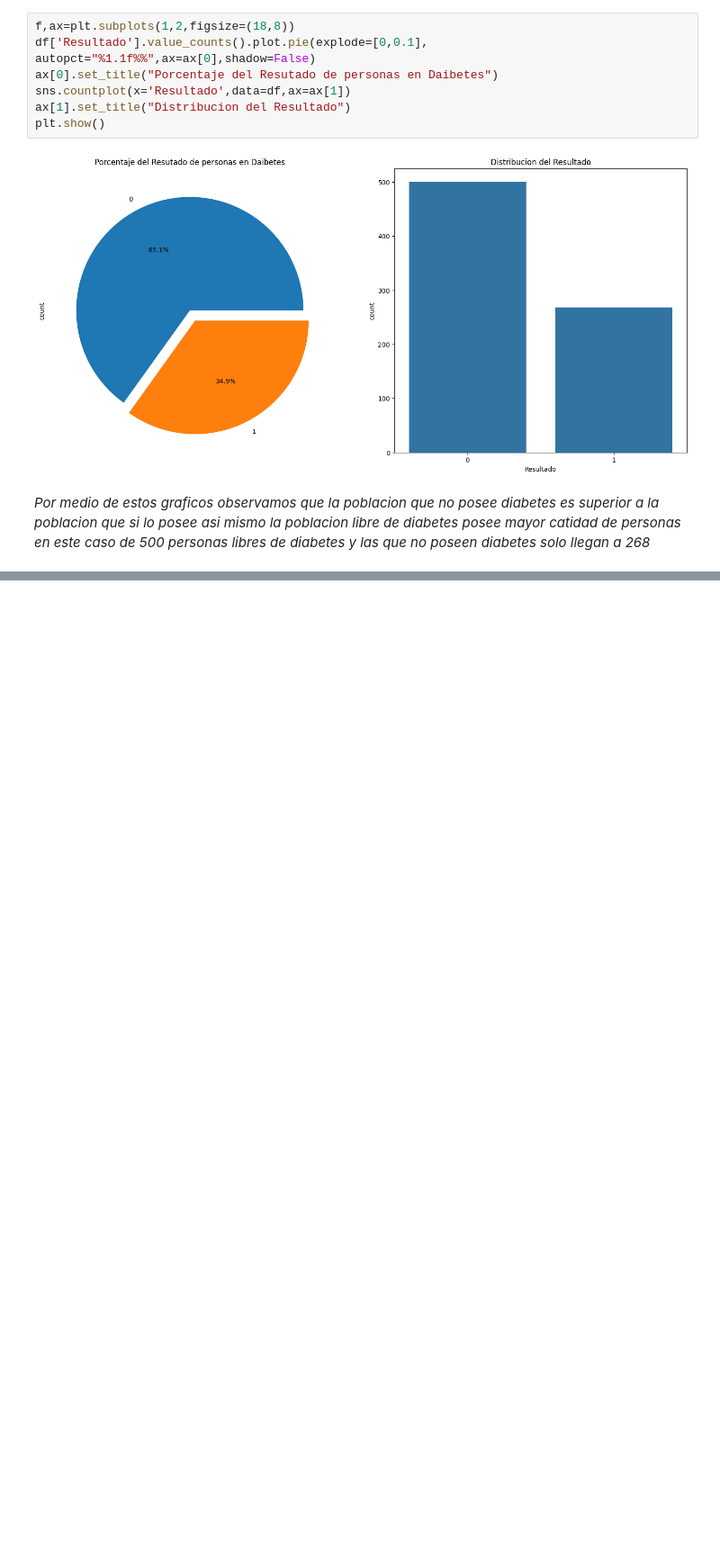
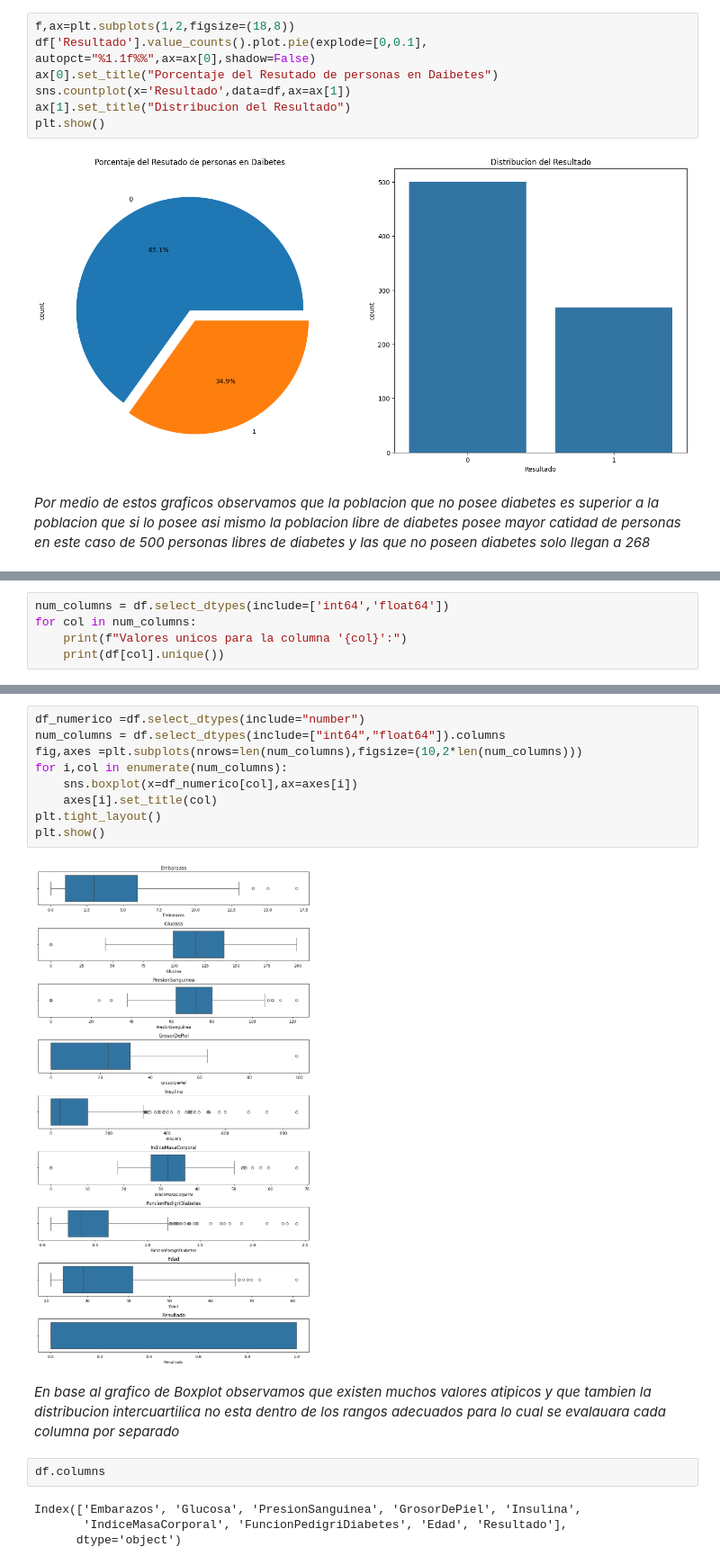
Before and after one commit to alexdaniel-23/Pima-Indians-Diabetes-EDA-ML, a Jupyter notebook: Diabetes.ipynb, the cells around one changed output, grey strips where cells are left out. Shown at 90% size. Saved outputs shown, nothing was run; the diff lists cells and outputs as text; blank space fills up the shorter version.

```diff
--- a/Diabetes.ipynb
+++ b/Diabetes.ipynb
@@ -139,0 +151,5 @@ df.describe()
+# %%
+num_columns = df.select_dtypes(include=['int64','float64'])
+for col in num_columns:
+    print(f"Valores unicos para la columna '{col}':")
+    print(df[col].unique())
@@ -139,0 +191,19 @@ df.describe()
+# %%
+df_numerico =df.select_dtypes(include="number")
+num_columns = df.select_dtypes(include=["int64","float64"]).columns
+fig,axes =plt.subplots(nrows=len(num_columns),figsize=(10,2*len(num_columns)))
+for i,col in enumerate(num_columns):
+    sns.boxplot(x=df_numerico[col],ax=axes[i])
+    axes[i].set_title(col)
+plt.tight_layout()
+plt.show()
+# %% [output]
+[figure, added]
+# %% [markdown]
+*En base al grafico de Boxplot observamos que existen muchos valores atipicos y que tambien la distribucion intercuartilica no esta dentro de los rangos adecuados para lo cual se evalauara cada columna por separado*
+# %%
+df.columns
+# %% [output]
+Index(['Embarazos', 'Glucosa', 'PresionSanguinea', 'GrosorDePiel', 'Insulina',
+       'IndiceMasaCorporal', 'FuncionPedigriDiabetes', 'Edad', 'Resultado'],
+      dtype='object')
```
Also changed, not shown: parts of 10 cells of this notebook.
